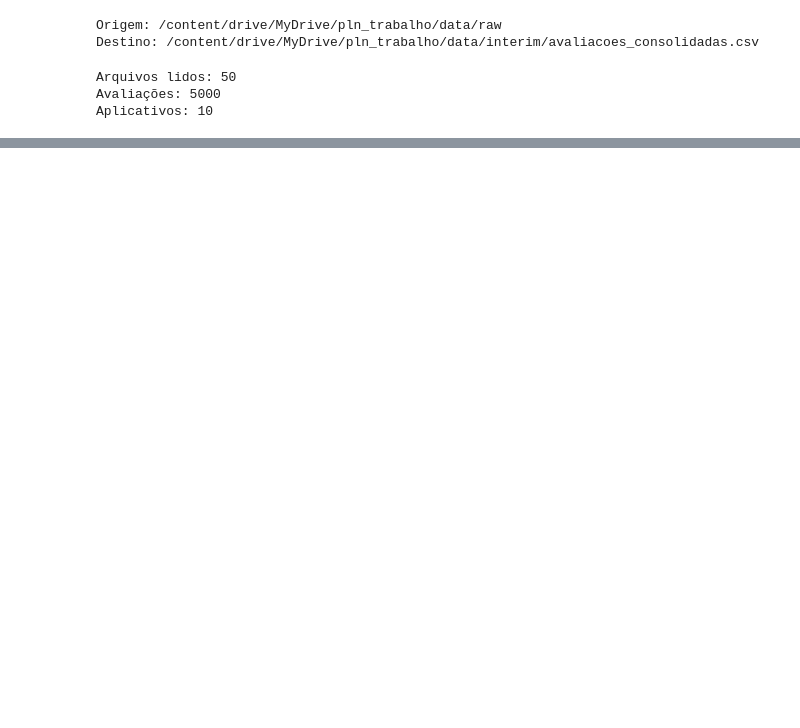
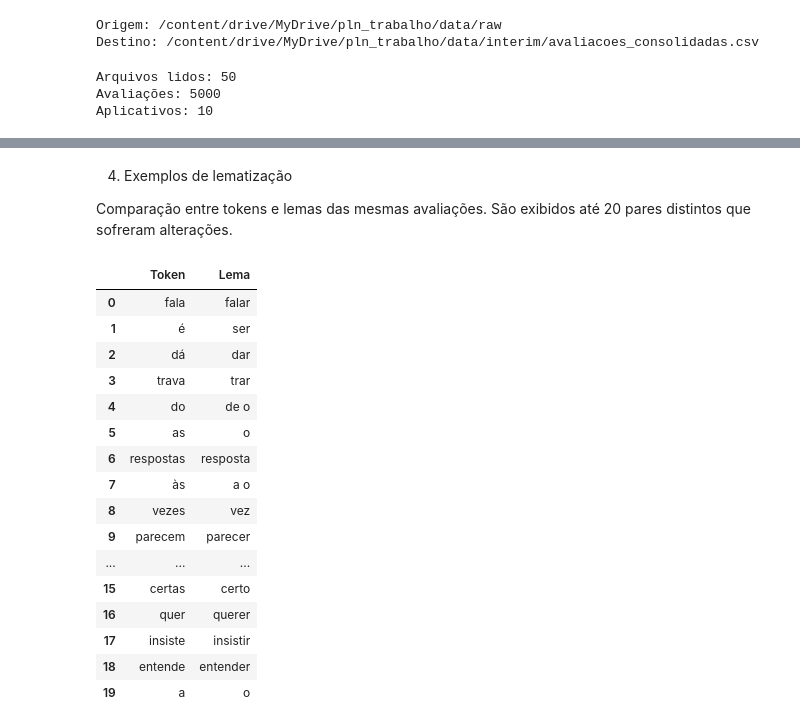
Before and after one commit to felipe-durval/pln_trabalho, a Jupyter notebook: notebooks/02_preparacao.ipynb, the cells around one changed output, grey strips where cells are left out. Saved outputs shown, nothing was run; the diff lists cells and outputs as text; code cells hidden in the pictures; blank space fills up the shorter version.

```diff
--- a/notebooks/02_preparacao.ipynb
+++ b/notebooks/02_preparacao.ipynb
@@ -112,0 +249,17 @@ Total de avaliações: 5000
+# %%
+for tokens, lemas in zip(df["tokens"], df_lematizado["lemas"]):
+    if len(tokens) != len(lemas):
+        raise ValueError("Quantidade de tokens e lemas divergente.")
+
+print("Conferência concluída: um lema para cada token.")
+
+posicoes = (
+    df.reset_index(drop=True)
+    .sample(n=min(3, len(df)), random_state=42)
+    .index
+)
+
+for posicao in posicoes:
+    print("\nTEXTO:", df.iloc[posicao]["texto_limpo"])
+    print("TOKENS:", df.iloc[posicao]["tokens"])
+    print("LEMAS:", df_lematizado.iloc[posicao]["lemas"])
@@ -112,0 +417,53 @@ Total de avaliações: 5000
+# %% [markdown]
+ 4. Exemplos de lematização
+
+Comparação entre tokens e lemas das mesmas avaliações. São exibidos
+até 20 pares distintos que sofreram alterações.
+# %%
+pares = df[
+    ["app_id", "reviewId", "tokens"]
+].merge(
+    df_lematizado[["app_id", "reviewId", "lemas"]],
+    on=["app_id", "reviewId"],
+    validate="one_to_one"
+)
+
+alteracoes = []
+pares_vistos = set()
+
+for tokens, lemas in zip(pares["tokens"], pares["lemas"]):
+    if len(tokens) != len(lemas):
+        raise ValueError("Quantidade de tokens e lemas divergente.")
+
+    for token, lema in zip(tokens, lemas):
+        par = (token, lema)
+
+        if token != lema and par not in pares_vistos:
+            alteracoes.append({"Token": token, "Lema": lema})
+            pares_vistos.add(par)
+
+        if len(alteracoes) == 20:
+            break
+
+    if len(alteracoes) == 20:
+        break
+
+display(pd.DataFrame(alteracoes, columns=["Token", "Lema"]))
+# %% [output]
+|  | Token | Lema |
+| 0 | fala | falar |
+| 1 | é | ser |
+| 2 | dá | dar |
+| 3 | trava | trar |
+| 4 | do | de o |
+| 5 | as | o |
+| 6 | respostas | resposta |
+| 7 | às | a o |
+| 8 | vezes | vez |
+| 9 | parecem | parecer |
+| ... | ... | ... |
+| 15 | certas | certo |
+| 16 | quer | querer |
+| 17 | insiste | insistir |
+| 18 | entende | entender |
+| 19 | a | o |
```
Also changed, not shown: parts of 30 cells of this notebook, 5 other files.
